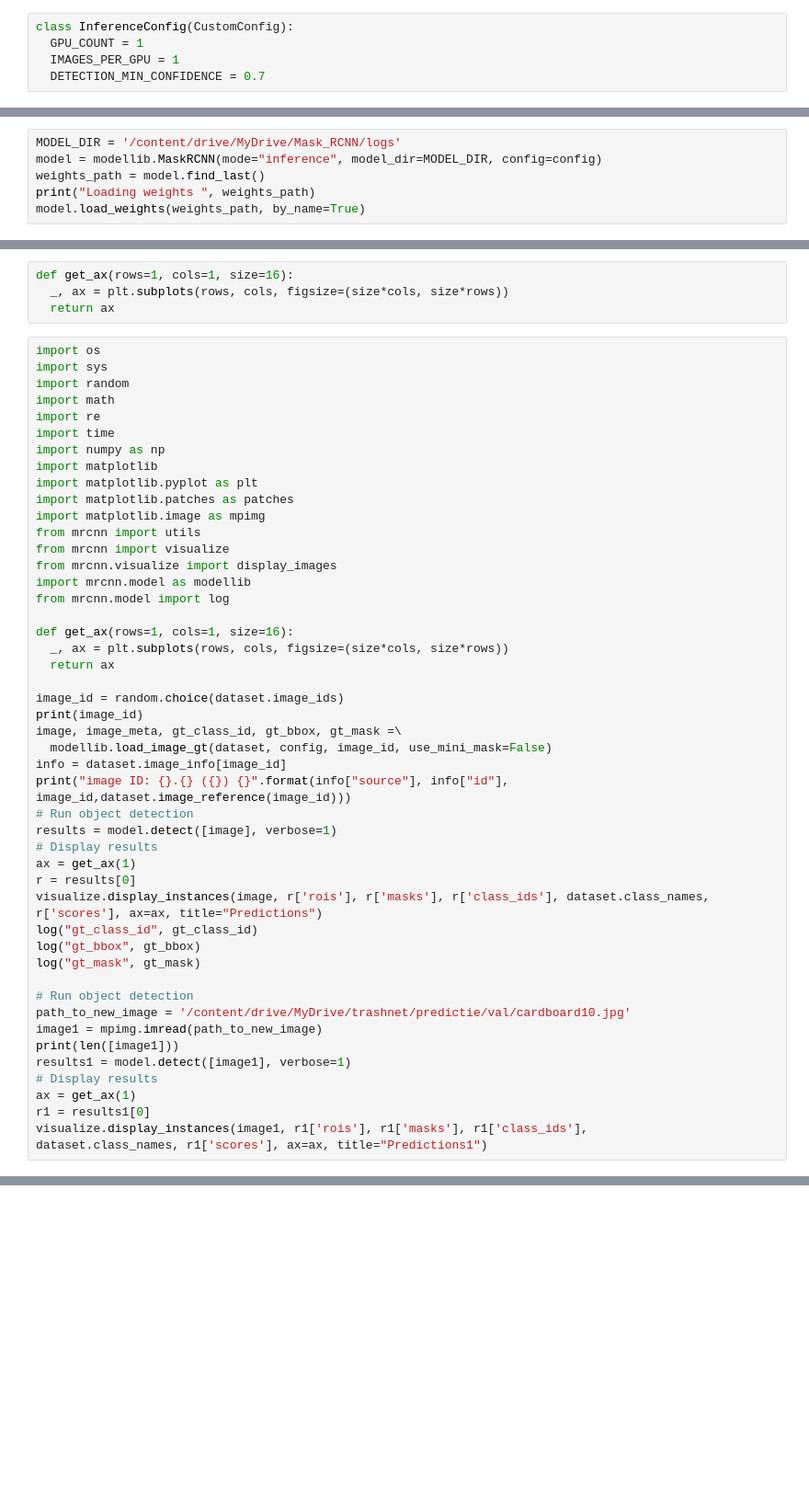
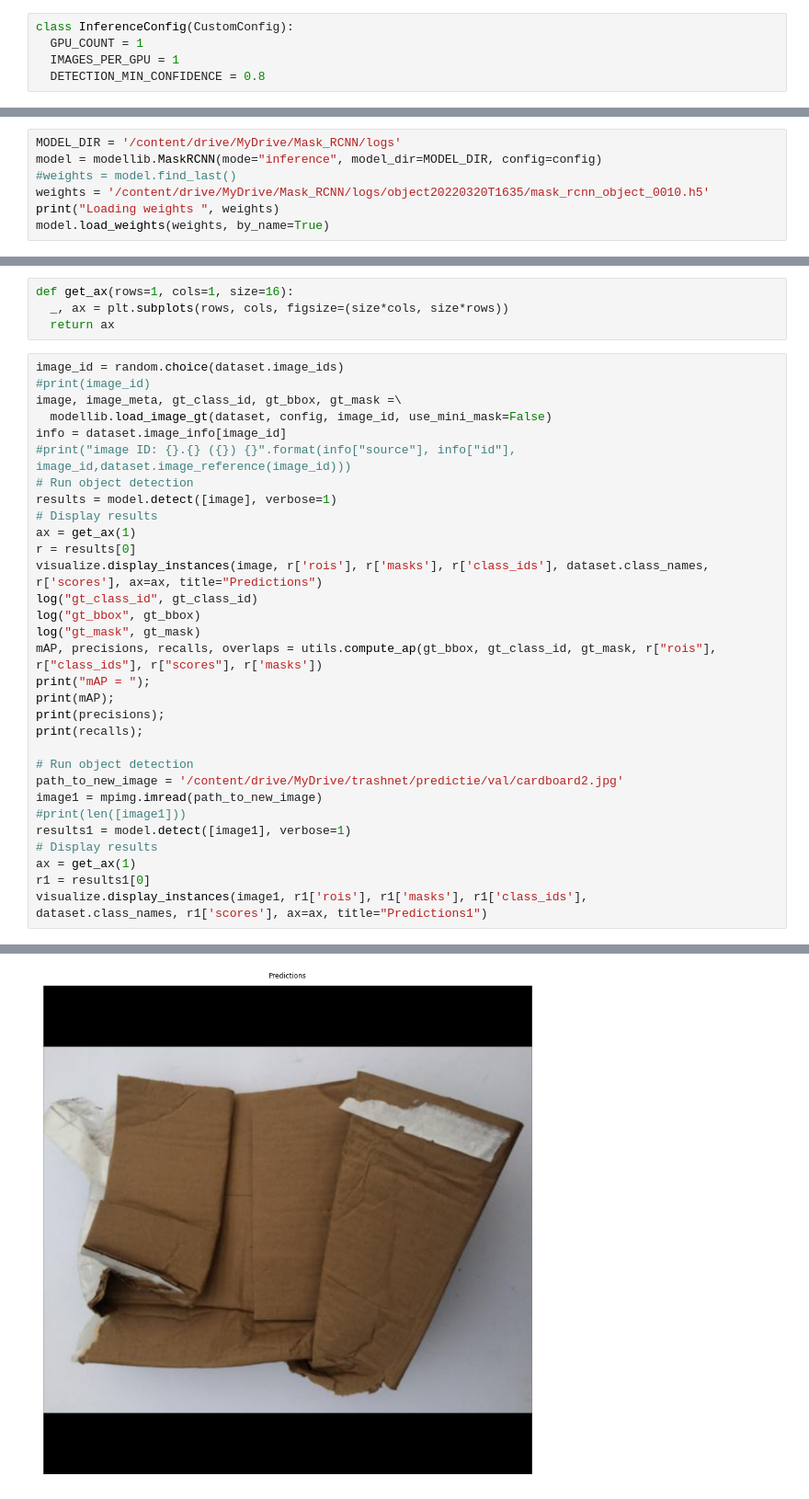
Before and after one commit to bogdanjianu150/MaskRCNNv2, a Jupyter notebook: p2.ipynb, the cells around one changed output, grey strips where cells are left out. Shown: that part at 92% size. Saved outputs shown, nothing was run; the diff lists cells and outputs as text; blank space fills up the shorter version.

```diff
--- a/p2.ipynb
+++ b/p2.ipynb
@@ -279,7 +339,7 @@ model.train(dataset_train, dataset_val,
 class InferenceConfig(CustomConfig):
   GPU_COUNT = 1
   IMAGES_PER_GPU = 1
-  DETECTION_MIN_CONFIDENCE = 0.7
+  DETECTION_MIN_CONFIDENCE = 0.8
 # %%
 config = InferenceConfig()
 config.display()
@@ -291,9 +351,10 @@ print("Images: {}\nClasses: {}".format(len(dataset.image_ids), dataset.class_nam
 # %%
 MODEL_DIR = '/content/drive/MyDrive/Mask_RCNN/logs'
 model = modellib.MaskRCNN(mode="inference", model_dir=MODEL_DIR, config=config)
-weights_path = model.find_last()
-print("Loading weights ", weights_path)
-model.load_weights(weights_path, by_name=True)
+#weights = model.find_last()
+weights = '/content/drive/MyDrive/Mask_RCNN/logs/object20220320T1635/mask_rcnn_object_0010.h5'
+print("Loading weights ", weights)
+model.load_weights(weights, by_name=True)
 # %% [output]
 Loading weights  /content/drive/MyDrive/Mask_RCNN/logs/object20220320T1635/mask_rcnn_object_0010.h5
 Re-starting from epoch 10
@@ -302,33 +365,12 @@ def get_ax(rows=1, cols=1, size=16):
   _, ax = plt.subplots(rows, cols, figsize=(size*cols, size*rows))
   return ax
 # %%
-import os
-import sys
-import random
-import math
-import re
-import time
-import numpy as np
-import matplotlib
-import matplotlib.pyplot as plt
-import matplotlib.patches as patches
-import matplotlib.image as mpimg
-from mrcnn import utils
-from mrcnn import visualize
-from mrcnn.visualize import display_images
-import mrcnn.model as modellib
-from mrcnn.model import log
-
-def get_ax(rows=1, cols=1, size=16):
-  _, ax = plt.subplots(rows, cols, figsize=(size*cols, size*rows))
-  return ax
-
 image_id = random.choice(dataset.image_ids)
-print(image_id)
+#print(image_id)
 image, image_meta, gt_class_id, gt_bbox, gt_mask =\
   modellib.load_image_gt(dataset, config, image_id, use_mini_mask=False)
 info = dataset.image_info[image_id]
-print("image ID: {}.{} ({}) {}".format(info["source"], info["id"], image_id,dataset.image_reference(image_id)))
+#print("image ID: {}.{} ({}) {}".format(info["source"], info["id"], image_id,dataset.image_reference(image_id)))
 # Run object detection
 results = model.detect([image], verbose=1)
 # Display results
@@ -338,14 +380,20 @@ visualize.display_instances(image, r['rois'], r['masks'], r['class_ids'], datase
 log("gt_class_id", gt_class_id)
 log("gt_bbox", gt_bbox)
 log("gt_mask", gt_mask)
+mAP, precisions, recalls, overlaps = utils.compute_ap(gt_bbox, gt_class_id, gt_mask, r["rois"], r["class_ids"], r["scores"], r['masks'])
+print("mAP = ");
+print(mAP);
+print(precisions);
+print(recalls);
 
 # Run object detection
-path_to_new_image = '/content/drive/MyDrive/trashnet/predictie/val/cardboard10.jpg'
+path_to_new_image = '/content/drive/MyDrive/trashnet/predictie/val/cardboard2.jpg'
 image1 = mpimg.imread(path_to_new_image)
-print(len([image1]))
+#print(len([image1]))
 results1 = model.detect([image1], verbose=1)
 # Display results
 ax = get_ax(1)
 r1 = results1[0]
 visualize.display_instances(image1, r1['rois'], r1['masks'], r1['class_ids'],
 dataset.class_names, r1['scores'], ax=ax, title="Predictions1")
+# %% [output]
@@ -351,0 +420 @@ dataset.class_names, r1['scores'], ax=ax, title="Predictions1")
+[figure, added]
```
Also changed, not shown: parts of 13 cells of this notebook.
